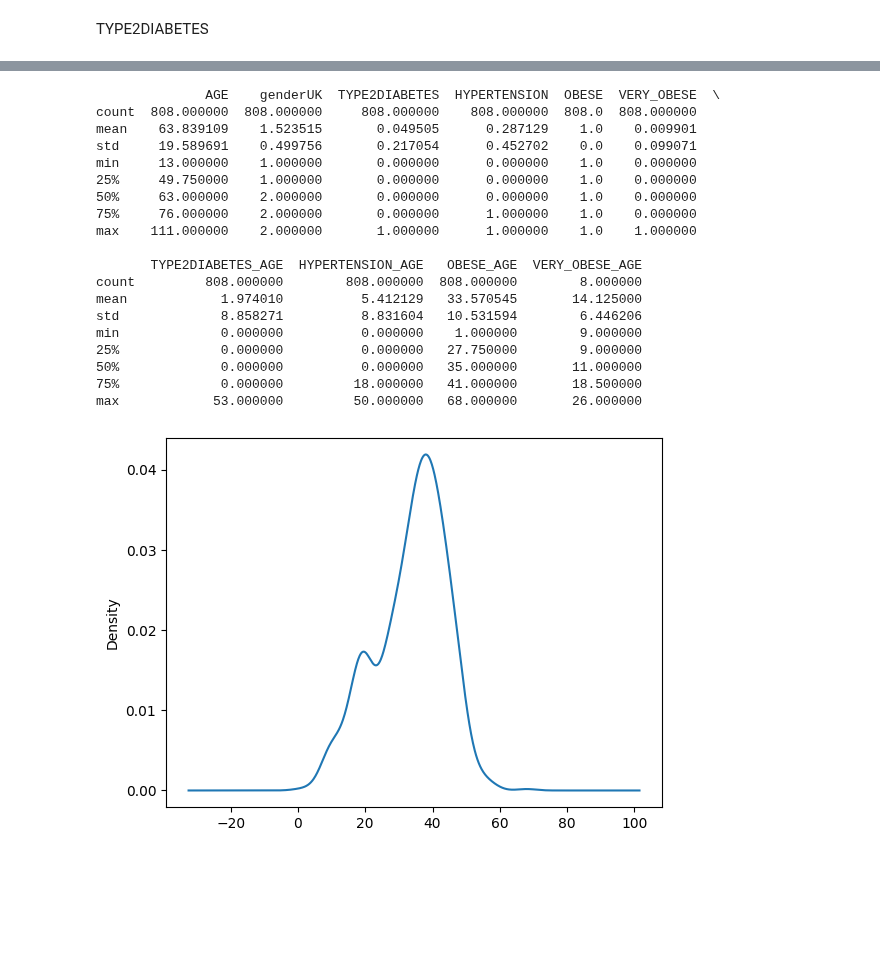
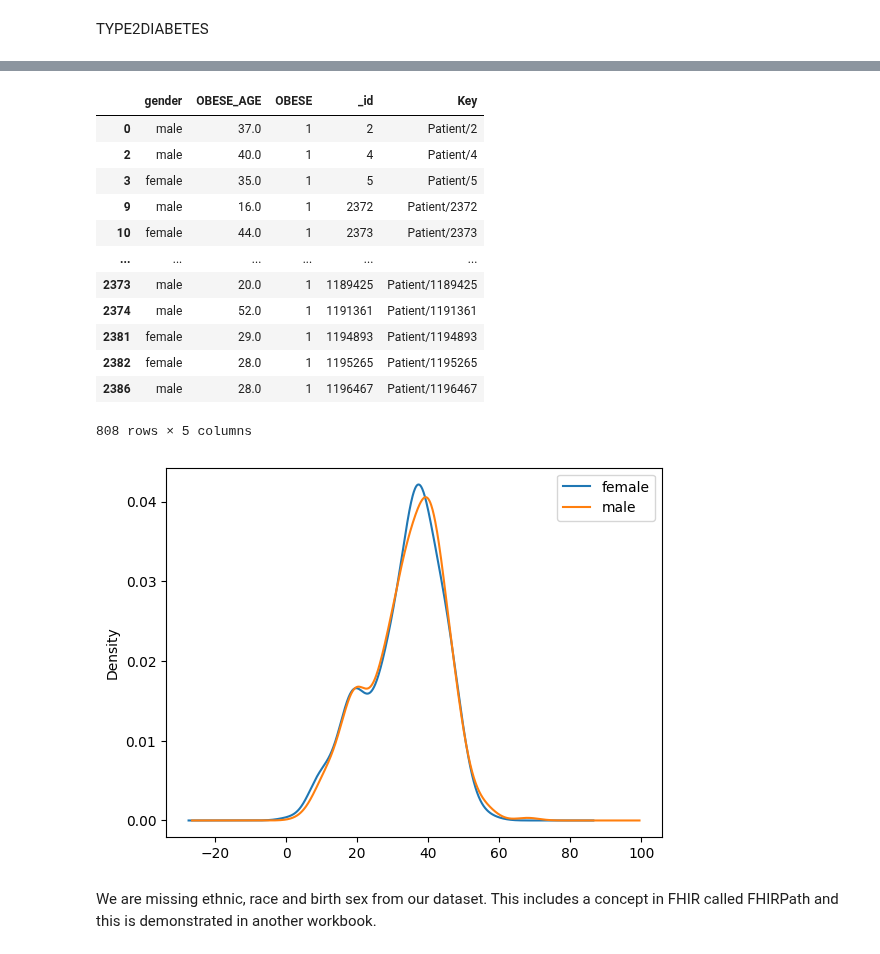
Before and after one commit to Virtually-Healthcare/data-engineering-examples, a Jupyter notebook: DiabetesSQL.ipynb, the cells around one changed output, grey strips where cells are left out. Cells and saved outputs as stored; diff of their text form; code cells hidden in the pictures; blank space fills up the shorter version.

```diff
--- a/DiabetesSQL.ipynb
+++ b/DiabetesSQL.ipynb
@@ -160,26 +149,22 @@ max               9.0
-# %%
-dfObese = df[df.OBESE == 1].copy()
-dfObese.groupby('OBESE').OBESE_AGE.plot(kind='kde')
-
-print(dfObese.describe())
-# %% [output]
-              AGE    genderUK  TYPE2DIABETES  HYPERTENSION  OBESE  VERY_OBESE  \
-count  808.000000  808.000000     808.000000    808.000000  808.0  808.000000
-mean    63.839109    1.523515       0.049505      0.287129    1.0    0.009901
-std     19.589691    0.499756       0.217054      0.452702    0.0    0.099071
-min     13.000000    1.000000       0.000000      0.000000    1.0    0.000000
-25%     49.750000    1.000000       0.000000      0.000000    1.0    0.000000
-50%     63.000000    2.000000       0.000000      0.000000    1.0    0.000000
-75%     76.000000    2.000000       0.000000      1.000000    1.0    0.000000
-max    111.000000    2.000000       1.000000      1.000000    1.0    1.000000
-
-       TYPE2DIABETES_AGE  HYPERTENSION_AGE   OBESE_AGE  VERY_OBESE_AGE
-count         808.000000        808.000000  808.000000        8.000000
-mean            1.974010          5.412129   33.570545       14.125000
-std             8.858271          8.831604   10.531594        6.446206
-min             0.000000          0.000000    1.000000        9.000000
-25%             0.000000          0.000000   27.750000        9.000000
-50%             0.000000          0.000000   35.000000       11.000000
-75%             0.000000         18.000000   41.000000       18.500000
-max            53.000000         50.000000   68.000000       26.000000
-[figure, removed]
+# %%
+dfDiabetes = df[['gender','OBESE_AGE','OBESE','_id','Key']].query('OBESE == 1')
+dfDiabetes.groupby('gender').OBESE_AGE.plot(kind='kde',legend=True)
+
+dfDiabetes
+# %% [output]
+|  | gender | OBESE_AGE | OBESE | _id | Key |
+| 0 | male | 37.0 | 1 | 2 | Patient/2 |
+| 2 | male | 40.0 | 1 | 4 | Patient/4 |
+| 3 | female | 35.0 | 1 | 5 | Patient/5 |
+| 9 | male | 16.0 | 1 | 2372 | Patient/2372 |
+| 10 | female | 44.0 | 1 | 2373 | Patient/2373 |
+| ... | ... | ... | ... | ... | ... |
+| 2373 | male | 20.0 | 1 | 1189425 | Patient/1189425 |
+| 2374 | male | 52.0 | 1 | 1191361 | Patient/1191361 |
+| 2381 | female | 29.0 | 1 | 1194893 | Patient/1194893 |
+| 2382 | female | 28.0 | 1 | 1195265 | Patient/1195265 |
+| 2386 | male | 28.0 | 1 | 1196467 | Patient/1196467 |
+808 rows × 5 columns
+[figure, added]
+# %% [markdown]
+We are missing ethnic, race and birth sex from our dataset. This includes a concept in FHIR called FHIRPath and this is demonstrated in another workbook.
```
Also changed, not shown: parts of 19 cells of this notebook.
